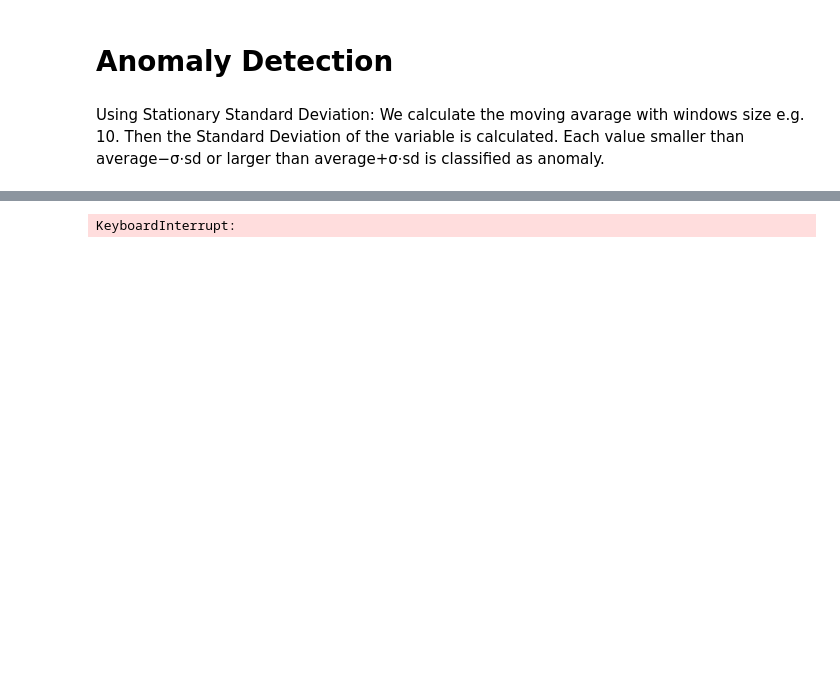
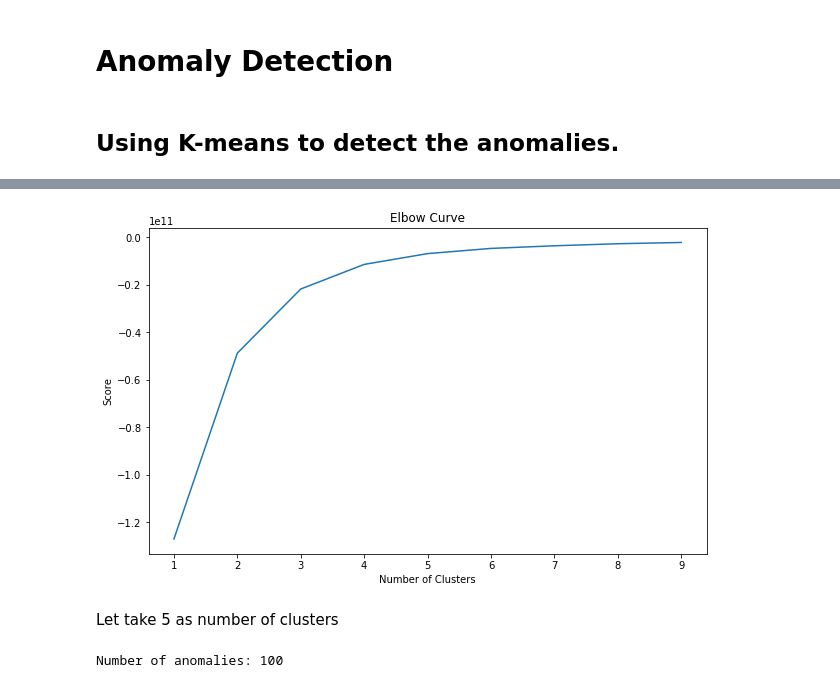
Before and after one commit to AlexandreMaxinsang/Anomaly-Detection, a Jupyter notebook: Anomaly Detection.ipynb, the cells around one changed output, grey strips where cells are left out. Drawn from its saved outputs; the diff is of its cells as text; code cells hidden in the pictures; blank space fills up the shorter version.

Commit message:
ädd the model k-means

```diff
--- a/Anomaly Detection.ipynb
+++ b/Anomaly Detection.ipynb
@@ -190,9 +131,11 @@ df_train.plot( y='Sales',use_index=True)
+# %%
+data = df_train.loc[:10000]
 # %% [markdown]
 # Anomaly Detection
-# %% [markdown]
-Using Stationary Standard Deviation: We calculate the moving avarage with windows size e.g. 10. Then the Standard Deviation of the variable is calculated. Each value smaller than average−σ⋅sd or larger than average+σ⋅sd is classified as anomaly.
+# %% [markdown]
+## Using K-means to detect the anomalies.
 # %%
-data = df_train[['Sales','Customers','DayOfWeek']]
+data = data[['Sales','Customers','DayOfWeek']]
 n_cluster = range(1, 10)
 kmeans = [KMeans(n_clusters=i).fit(data) for i in n_cluster]
 scores = [kmeans[i].score(data) for i in range(len(kmeans))]
@@ -209,3 +150,6 @@ plt.show();
+[figure, added]
+# %% [markdown]
+Let take 5 as number of clusters
 # %%
 outliers_fraction = 0.01
 # %%
@@ -214,6 +158,8 @@ distance = getDistanceByPoint(data, kmeans[5])
 number_of_outliers = int(outliers_fraction*len(distance))
 threshold = distance.nlargest(number_of_outliers).min()
 # anomaly21 contain the anomaly result of method 2.1 Cluster (0:normal, 1:anomaly)
-df_train['anomaly21'] = (distance >= threshold).astype(int)
+data['anomaly21'] = (distance >= threshold).astype(int)
-# %% [output]
-KeyboardInterrupt:
+# %%
+print('Number of anomalies: %d'%(data['anomaly21'].sum()))
+# %% [output]
+Number of anomalies: 100
```
Also changed, not shown: parts of 10 cells of this notebook.
